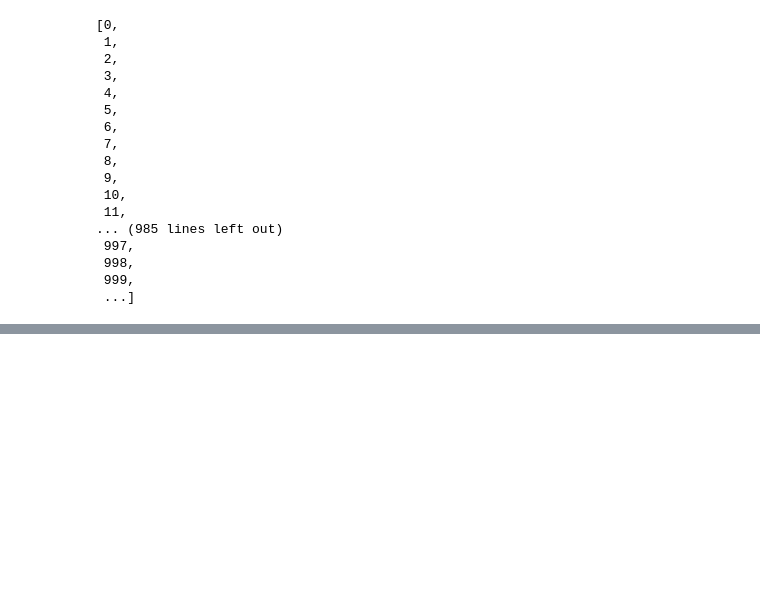
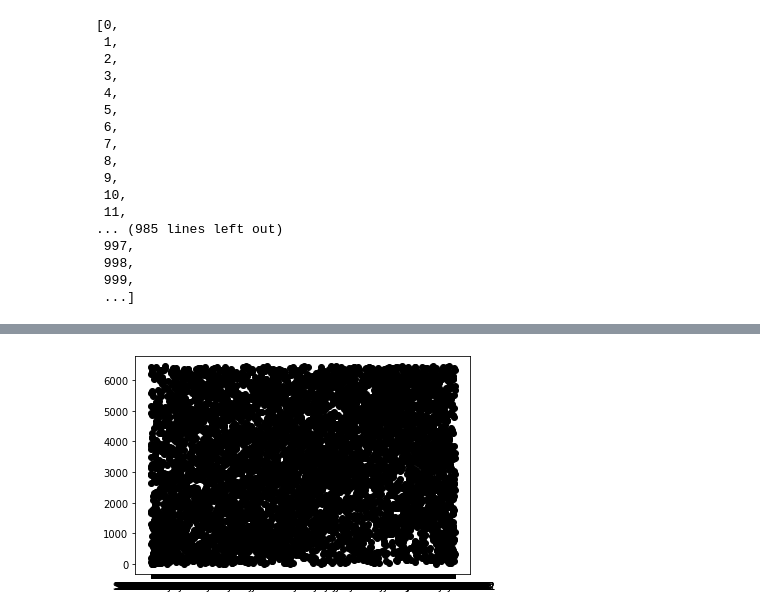
Before and after one commit to ManchesterBioinference/GPcounts, a Jupyter notebook: notebooks/fission_dataset/Compare_DESeq.ipynb, the cells around one changed output, grey strips where cells are left out. Cells and saved outputs as stored; diff of their text form; code cells hidden in the pictures; blank space fills up the shorter version.

```diff
--- a/notebooks/fission_dataset/Compare_DESeq.ipynb
+++ b/notebooks/fission_dataset/Compare_DESeq.ipynb
@@ -115 +111,6 @@ GPcounts_idxes
  ...]
+# %%
+plt.plot(DESeq_index,GPcounts_idxes,'ko')
+plt.show()
+# %% [output]
+[figure, added]
```
Also changed, not shown: parts of 7 cells of this notebook, 35 other files.
